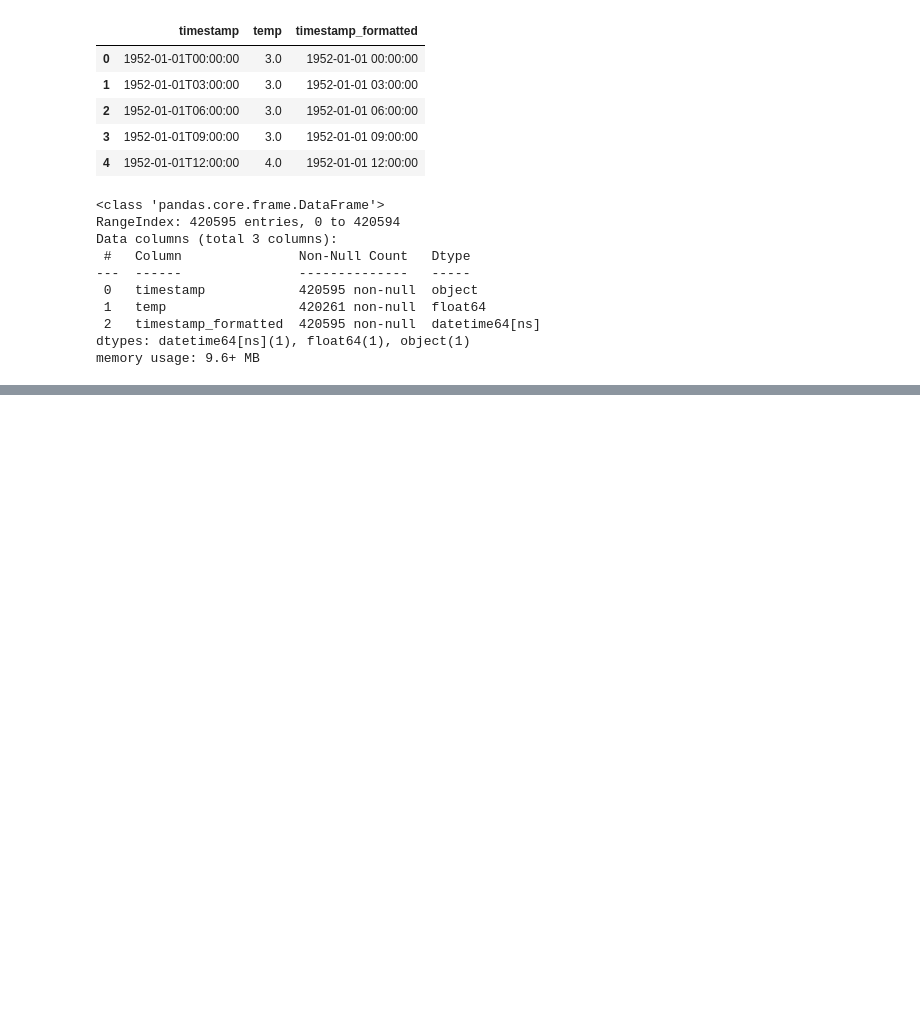
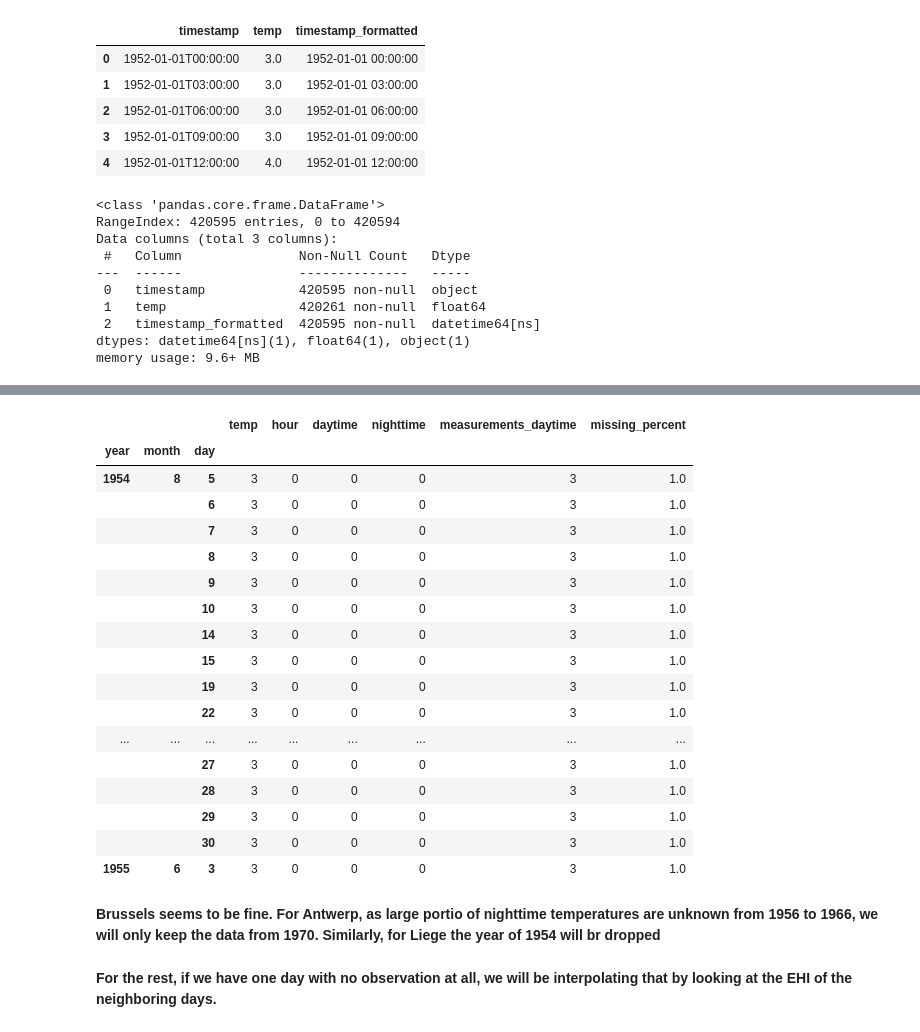
Before and after one commit to muuratjann/heatwave, a Jupyter notebook: Untitled.ipynb, the cells around one changed output, grey strips where cells are left out. Cells and saved outputs as stored; diff of their text form; code cells hidden in the pictures; blank space fills up the shorter version.

```diff
--- a/Untitled.ipynb
+++ b/Untitled.ipynb
@@ -249,0 +316,27 @@ Int64Index([1985, 1986, 1987, 1988, 1989, 1990, 1991, 1992, 1993, 1994, 1995,
+# %%
+Lie_na_night['measurements_daytime']=Lie_summer[Lie_summer['daytime']==True].set_index(['year', 'month', 'day']).groupby(level=[0, 1, 2]).sum()['daytime']
+Lie_na_night['missing_percent']=Lie_na_night['temp']/Lie_na_night['measurements_daytime']
+Lie_na_night[Lie_na_night['missing_percent']==1]
+# %% [output]
+|  |  |  | temp | hour | daytime | nighttime | measurements_daytime | missing_percent |
+| year | month | day |  |  |  |  |  |  |
+| 1954 | 8 | 5 | 3 | 0 | 0 | 0 | 3 | 1.0 |
+|  |  | 6 | 3 | 0 | 0 | 0 | 3 | 1.0 |
+|  |  | 7 | 3 | 0 | 0 | 0 | 3 | 1.0 |
+|  |  | 8 | 3 | 0 | 0 | 0 | 3 | 1.0 |
+|  |  | 9 | 3 | 0 | 0 | 0 | 3 | 1.0 |
+|  |  | 10 | 3 | 0 | 0 | 0 | 3 | 1.0 |
+|  |  | 14 | 3 | 0 | 0 | 0 | 3 | 1.0 |
+|  |  | 15 | 3 | 0 | 0 | 0 | 3 | 1.0 |
+|  |  | 19 | 3 | 0 | 0 | 0 | 3 | 1.0 |
+|  |  | 22 | 3 | 0 | 0 | 0 | 3 | 1.0 |
+| ... | ... | ... | ... | ... | ... | ... | ... | ... |
+|  |  | 27 | 3 | 0 | 0 | 0 | 3 | 1.0 |
+|  |  | 28 | 3 | 0 | 0 | 0 | 3 | 1.0 |
+|  |  | 29 | 3 | 0 | 0 | 0 | 3 | 1.0 |
+|  |  | 30 | 3 | 0 | 0 | 0 | 3 | 1.0 |
+| 1955 | 6 | 3 | 3 | 0 | 0 | 0 | 3 | 1.0 |
+# %% [markdown]
+**Brussels seems to be fine. For Antwerp, as large portio of nighttime temperatures are unknown from 1956 to 1966, we will only keep the data from 1970. Similarly, for Liege the year of 1954 will br dropped**
+# %% [markdown]
+**For the rest, if we have one day with no observation at all, we will be interpolating that by looking at the EHI of the neighboring days.**
```
Also changed, not shown: parts of 40 cells of this notebook.
